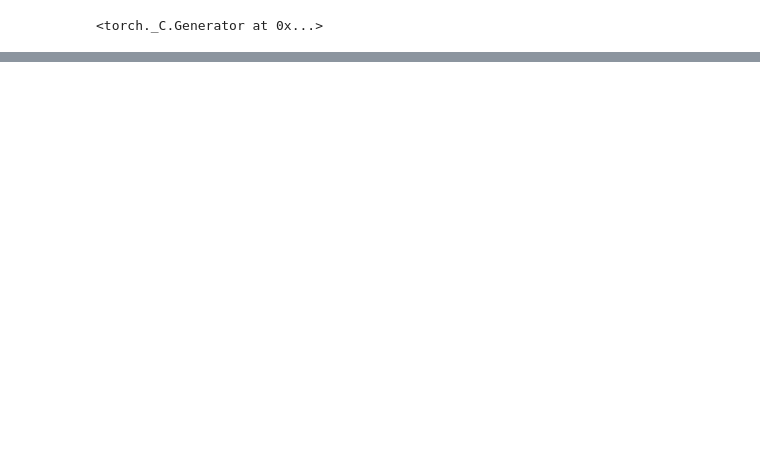
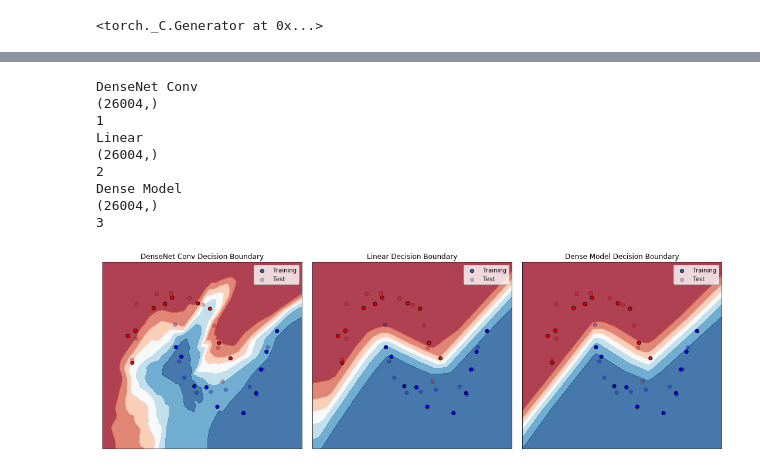
Before and after one commit to vincent6606/decision_compare, a Jupyter notebook: comparing decision boundaries.ipynb, the cells around one changed output, grey strips where cells are left out. Saved outputs shown, nothing was run; the diff lists cells and outputs as text; code cells hidden in the pictures; blank space fills up the shorter version.

```diff
--- a/comparing decision boundaries.ipynb
+++ b/comparing decision boundaries.ipynb
@@ -65,0 +85,8 @@ model = dn.DenseNet3(20, 2, 4, reduction=0.5,
+# %%
+# torch can only train on Variable, so convert them to Variable
+x = torch.from_numpy(xTr).float()
+y = torch.from_numpy(yTr)
+x = x.contiguous()
+size = x.size()[0]
+x = x.view(size,1,1,2)
+x, y = Variable(x), Variable(y)
@@ -65,0 +98,3 @@ model = dn.DenseNet3(20, 2, 4, reduction=0.5,
+# %%
+optimizer = torch.optim.SGD(dn_model.parameters(), lr=0.02)
+loss_func = torch.nn.CrossEntropyLoss()  # the target label is NOT an one-hotted
@@ -65,0 +156,6 @@ model = dn.DenseNet3(20, 2, 4, reduction=0.5,
+# %%
+
+model_2 = fc_model(2,4,2,15,0)
+print(model_2)
+print('Number of model parameters: {}'.format(
+            sum([p.data.nelement() for p in model_2.parameters()])))
@@ -111,0 +243,2 @@ loss_func = torch.nn.CrossEntropyLoss()  # the target label is NOT an one-hotted
+# %%
+dense_model = dense_model(num_classes=2,nb_layers=4,in_planes= 2,dropRate = 0,growth_rate=10)
@@ -147,0 +333,54 @@ plt.ioff()
+# %%
+names = ["DenseNet Conv","Linear","Dense Model"]
+models = [dn_model,model_2,dense_model]
+i = 1
+
+figure = plt.figure(figsize=(20, 5))
+for name,model in zip(names,models):
+
+    if name == "Linear" or name == "Dense Model":
+        grid = grid.view(size,2)
+    else:
+        grid = grid.view(size,1,1,2)
+
+    print(name)
+
+    ax = plt.subplot(1, len(models) + 1, i)
+#     print(model)
+    Z = F.softmax(model(grid))
+#     print(Z)
+#     Z = Z[:,1].data.numpy()
+    Z = Z.data.numpy().reshape(-1,2)[:,1]
+    print(Z.shape)
+    # Put the result into a color plot
+    Z = Z.reshape(xx.shape)
+    ax.contourf(xx, yy, Z, cmap=cm, alpha=.8)
+
+    # Plot also the training points
+    ax.scatter(xTr[:, 0], xTr[:, 1], c=yTr, cmap=cm_bright,
+               edgecolors='k',label="Training")
+    # and testing points
+    ax.scatter(xTe[:, 0], xTe[:, 1], c=yTe, cmap=cm_bright,
+               edgecolors='k', alpha=0.3,label="Test")
+
+    ax.set_xlim(xx.min(), xx.max())
+    ax.set_ylim(yy.min(), yy.max())
+    ax.set_xticks(())
+    ax.set_yticks(())
+    plt.title(name+" Decision Boundary")
+    plt.tight_layout()
+    plt.legend()
+    print(i)
+    i+=1
+plt.show()
+# %% [output]
+DenseNet Conv
+(26004,)
+1
+Linear
+(26004,)
+2
+Dense Model
+(26004,)
+3
+[figure, added]
```
Also changed, not shown: parts of 16 cells of this notebook.
